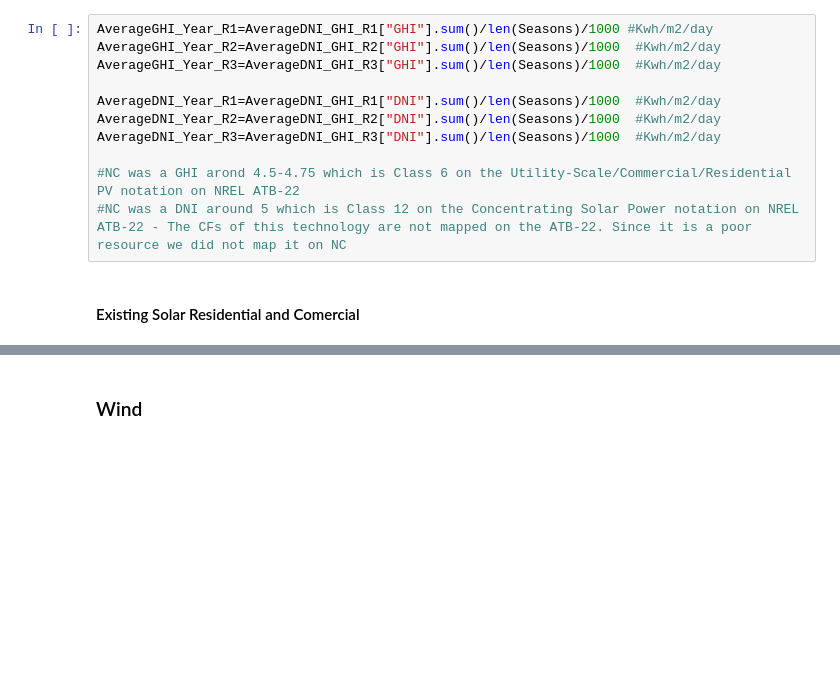
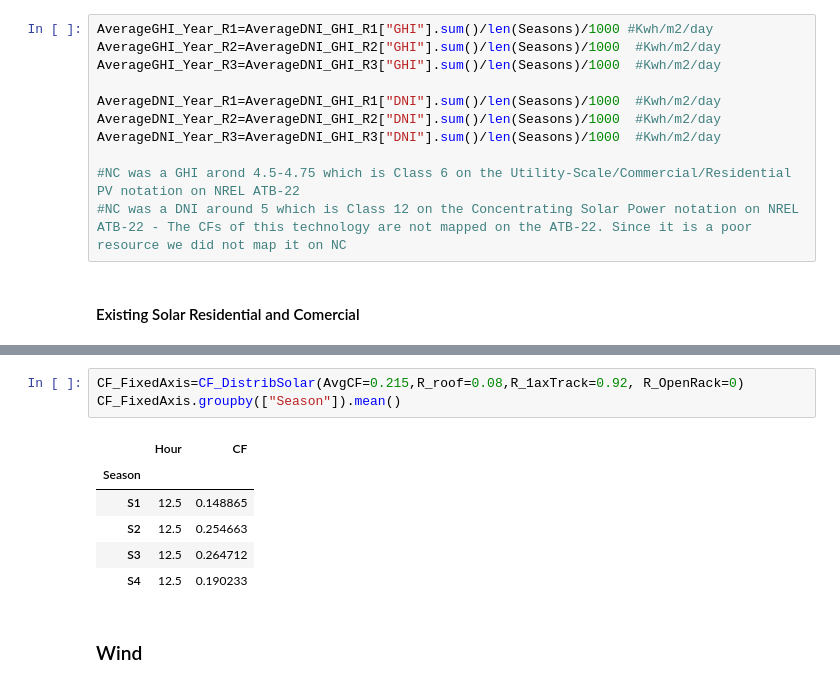
Before and after one commit to vaduraes/TemoaHurricane_V2, a Jupyter notebook: CreateDB_NC/Excel2Sql.ipynb, the cells around one changed output, grey strips where cells are left out. Drawn from its saved outputs; the diff is of its cells as text; blank space fills up the shorter version.

```diff
--- a/CreateDB_NC/Excel2Sql.ipynb
+++ b/CreateDB_NC/Excel2Sql.ipynb
@@ -2335,3 +2454,13 @@ AverageDNI_Year_R3=AverageDNI_GHI_R3["DNI"].sum()/len(Seasons)/1000  #Kwh/m2/day
+# %%
+CF_FixedAxis=CF_DistribSolar(AvgCF=0.215,R_roof=0.08,R_1axTrack=0.92, R_OpenRack=0)
+CF_FixedAxis.groupby(["Season"]).mean()
+# %% [output]
+|  | Hour | CF |
+| Season |  |  |
+| S1 | 12.5 | 0.148865 |
+| S2 | 12.5 | 0.254663 |
+| S3 | 12.5 | 0.264712 |
+| S4 | 12.5 | 0.190233 |
 # %% [markdown]
 ### Wind
 # %%
```
Also changed, not shown: parts of 11 cells of this notebook, 24 other files.
